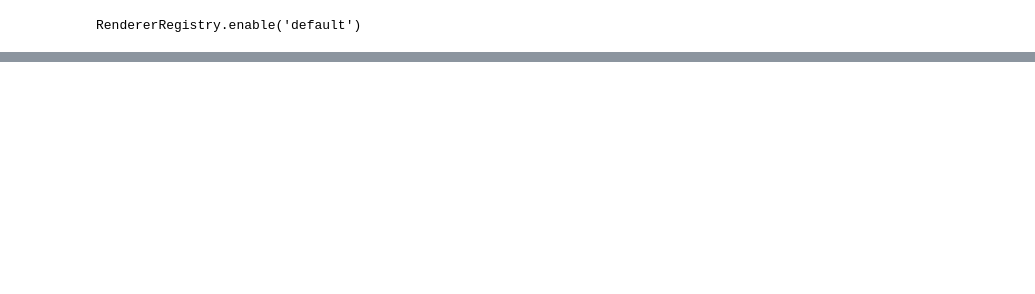
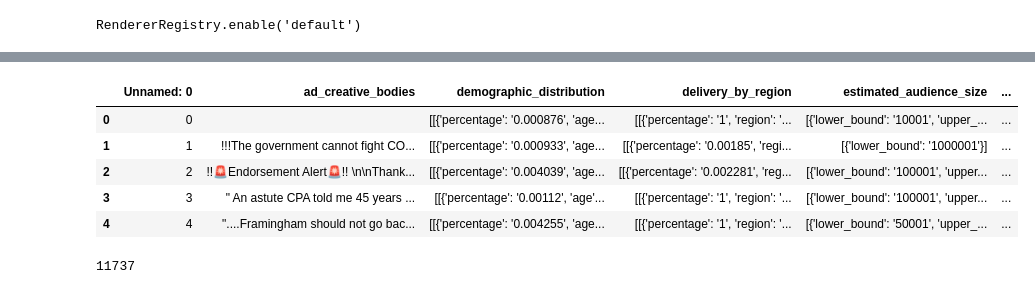
Before and after one commit to rpillai7/Facebook-Ads-Project, a Jupyter notebook: New_FB_Ads_Virtual.ipynb, the cells around one changed output, grey strips where cells are left out. Saved outputs shown, nothing was run; the diff lists cells and outputs as text; code cells hidden in the pictures; blank space fills up the shorter version.

```diff
--- a/New_FB_Ads_Virtual.ipynb
+++ b/New_FB_Ads_Virtual.ipynb
@@ -210,0 +215,24 @@ alt.layer(plot,outline)
+# %%
+new_df['sentiment'] = new_df.get('ad_creative_bodies').apply(find_label)
+# %%
+new_df['cumulative_impressions_by_region'] = new_df['cumulative_impressions_by_region'].apply(ast.literal_eval)
+# %%
+new_df.head()
+# %% [output]
+|  | Unnamed: 0 | ad_creative_bodies | demographic_distribution | delivery_by_region | estimated_audience_size | ... |
+| 0 | 0 |  | [[{'percentage': '0.000876', 'age... | [[{'percentage': '1', 'region': '... | [{'lower_bound': '10001', 'upper_... | ... |
+| 1 | 1 | !!!The government cannot fight CO... | [[{'percentage': '0.000933', 'age... | [[{'percentage': '0.00185', 'regi... | [{'lower_bound': '1000001'}] | ... |
+| 2 | 2 | !!🚨Endorsement Alert🚨!! \n\nThank... | [[{'percentage': '0.004039', 'age... | [[{'percentage': '0.002281', 'reg... | [{'lower_bound': '100001', 'upper... | ... |
+| 3 | 3 | " An astute CPA told me 45 years ... | [[{'percentage': '0.00112', 'age'... | [[{'percentage': '1', 'region': '... | [{'lower_bound': '100001', 'upper... | ... |
+| 4 | 4 | "....Framingham should not go bac... | [[{'percentage': '0.004255', 'age... | [[{'percentage': '1', 'region': '... | [{'lower_bound': '50001', 'upper_... | ... |
+# %%
+df_list = []
+for index, row in new_df.iterrows():
+    curr_dict = row['cumulative_impressions_by_region']
+    d = pd.DataFrame({'region': curr_dict.keys(), 'impressions': curr_dict.values()})
+    d['sentiment'] = row['sentiment']
+
+    df_list.append(d)
+print(len(df_list))
+# %% [output]
+11737
```
Also changed, not shown: parts of 25 cells of this notebook.
